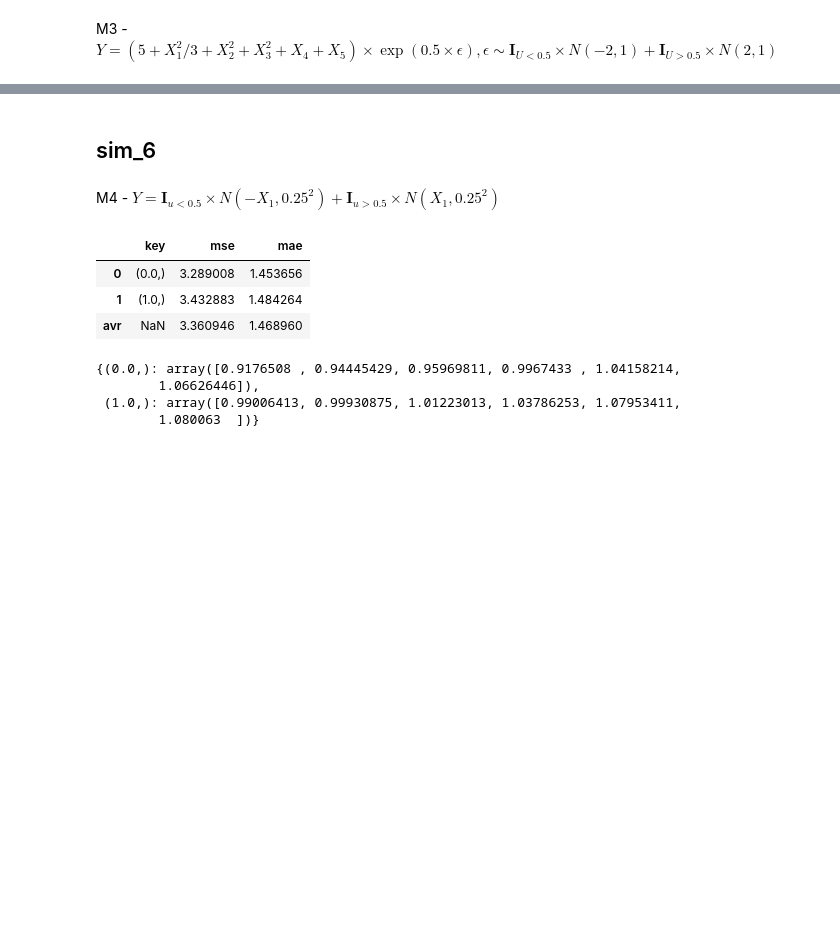
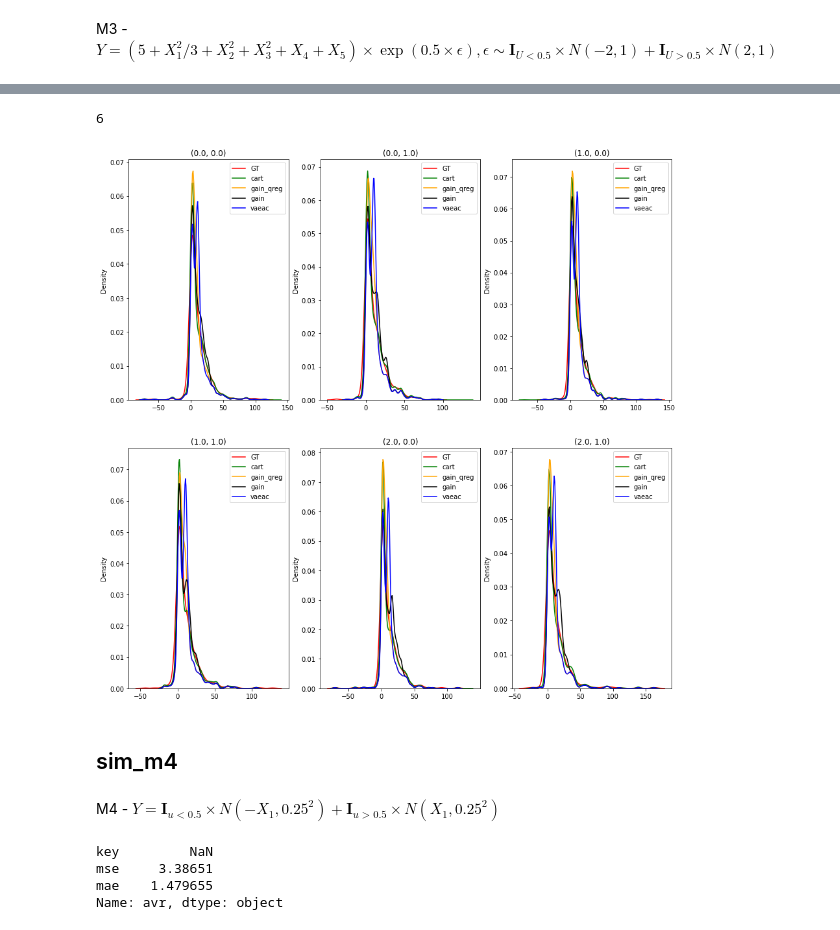
Before and after one commit to AlAaraaf/MissingData_DL, a Jupyter notebook: data_view.ipynb, the cells around one changed output, grey strips where cells are left out. Cells and saved outputs as stored; diff of their text form; code cells hidden in the pictures; blank space fills up the shorter version.

```diff
--- a/data_view.ipynb
+++ b/data_view.ipynb
@@ -612,5 +580,5 @@ result
 # %%
-method_list = ['gain','cart']
+method_list = ['cart','gain_qreg', 'gain', 'vaeac']
 quantile_mse = dict.fromkeys(method_list, None)
 quantile_mae = dict.fromkeys(method_list, None)
 comparison_dict = dict.fromkeys(method_list, None)
@@ -647,5 +607,13 @@ quantile_mse['gain']
+# %%
+len(all_levels_comb)
+# %% [output]
+6
+# %%
+cd_density_plots(all_levels_comb, cond_dist_complete, cond_dist_imputed, method_list, 2, 3)
+# %% [output]
+[figure, added]
 # %% [markdown]
-## sim_6
+## sim_m4
 # %% [markdown]
 M4 - $Y = \boldsymbol{I}_{u<0.5}\times N(-X_1, 0.25^2) + \boldsymbol{I}_{u>0.5}\times N(X_1, 0.25^2)$
 # %%
@@ -667,10 +635,10 @@ mae_avr = [np.average(item) for item in mae_perm.values()]
 result = pd.DataFrame({'key': col_key, 'mse' :mse_avr, 'mae' : mae_avr})
 result.loc['avr'] = result.mean()
 
-result
+result.loc['avr']
 # %% [output]
-|  | key | mse | mae |
-| 0 | (0.0,) | 3.289008 | 1.453656 |
-| 1 | (1.0,) | 3.432883 | 1.484264 |
-| avr | NaN | 3.360946 | 1.468960 |
+key         NaN
+mse     3.38651
+mae    1.479655
+Name: avr, dtype: object
 # %%
@@ -687,10 +655,3 @@ for method in method_list:
                          all_levels, all_levels_comb, cond_dist_complete, attn_var, condtag,
                          sample_id, impute_num)
     cond_dist_imputed[method], quantile_mse[method], quantile_mae[method] = result
-# %%
-quantile_mse['cart']
-# %% [output]
-{(0.0,): array([0.9176508 , 0.94445429, 0.95969811, 0.9967433 , 1.04158214,
-        1.06626446]),
- (1.0,): array([0.99006413, 0.99930875, 1.01223013, 1.03786253, 1.07953411,
-        1.080063  ])}
```
Also changed, not shown: parts of 43 cells of this notebook, 1 other file.
